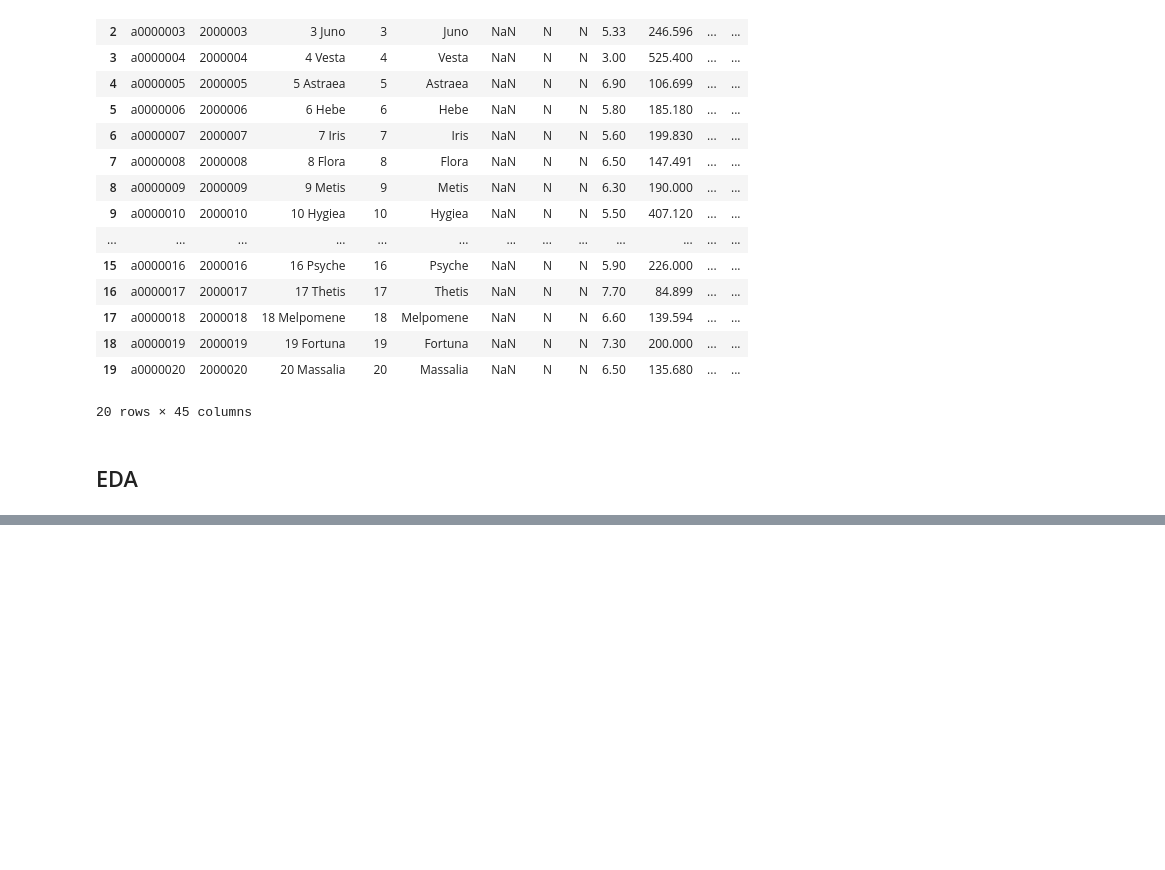
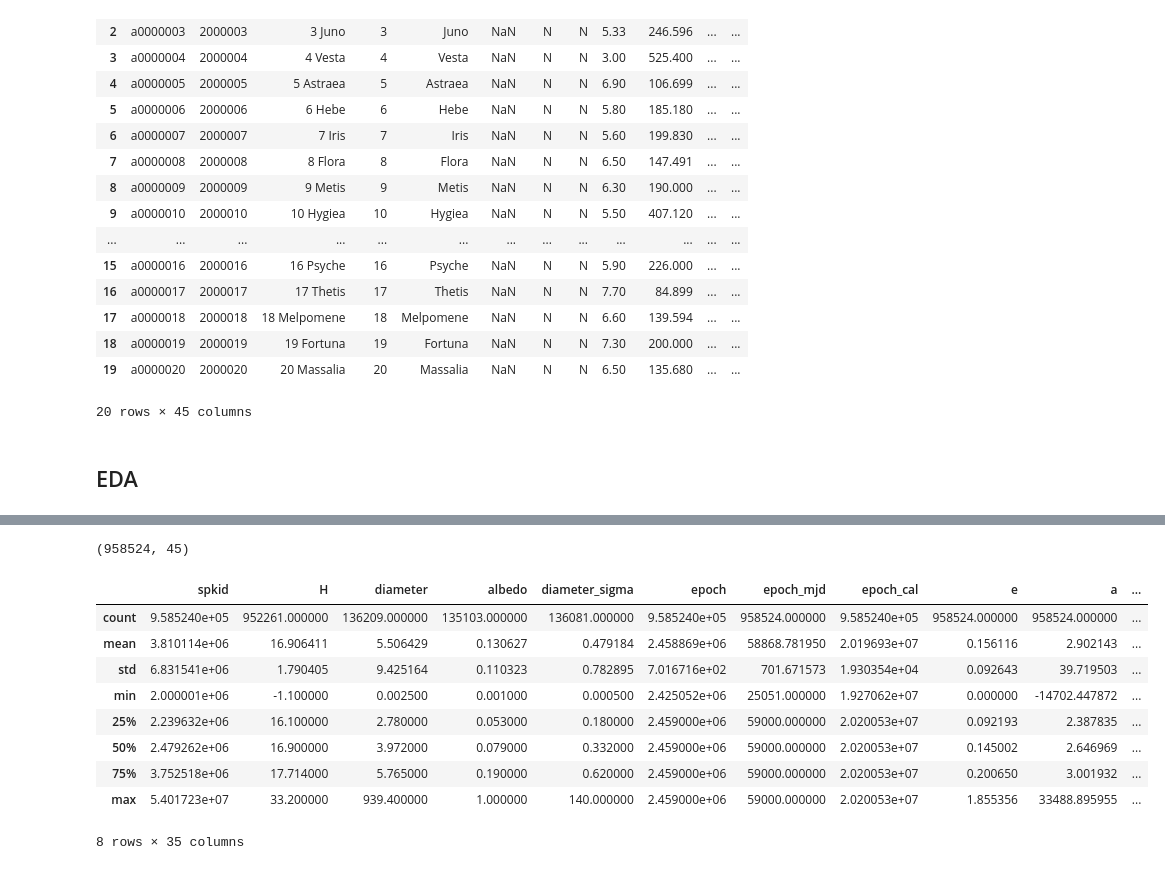
Before and after one commit to Rini43/Asteroid_Diameter_Prediction, a Jupyter notebook: Exit_exam.ipynb, the cells around one changed output, grey strips where cells are left out. Drawn from its saved outputs; the diff is of its cells as text; code cells hidden in the pictures; blank space fills up the shorter version.

```diff
--- a/Exit_exam.ipynb
+++ b/Exit_exam.ipynb
@@ -44,0 +69,18 @@ df_credit.head(20)
+# %%
+# Identifying dataset size
+df_asteroid.shape
+# %% [output]
+(958524, 45)
+# %%
+df_asteroid.describe()
+# %% [output]
+|  | spkid | H | diameter | albedo | diameter_sigma | epoch | epoch_mjd | epoch_cal | e | a | ... |
+| count | 9.585240e+05 | 952261.000000 | 136209.000000 | 135103.000000 | 136081.000000 | 9.585240e+05 | 958524.000000 | 9.585240e+05 | 958524.000000 | 958524.000000 | ... |
+| mean | 3.810114e+06 | 16.906411 | 5.506429 | 0.130627 | 0.479184 | 2.458869e+06 | 58868.781950 | 2.019693e+07 | 0.156116 | 2.902143 | ... |
+| std | 6.831541e+06 | 1.790405 | 9.425164 | 0.110323 | 0.782895 | 7.016716e+02 | 701.671573 | 1.930354e+04 | 0.092643 | 39.719503 | ... |
+| min | 2.000001e+06 | -1.100000 | 0.002500 | 0.001000 | 0.000500 | 2.425052e+06 | 25051.000000 | 1.927062e+07 | 0.000000 | -14702.447872 | ... |
+| 25% | 2.239632e+06 | 16.100000 | 2.780000 | 0.053000 | 0.180000 | 2.459000e+06 | 59000.000000 | 2.020053e+07 | 0.092193 | 2.387835 | ... |
+| 50% | 2.479262e+06 | 16.900000 | 3.972000 | 0.079000 | 0.332000 | 2.459000e+06 | 59000.000000 | 2.020053e+07 | 0.145002 | 2.646969 | ... |
+| 75% | 3.752518e+06 | 17.714000 | 5.765000 | 0.190000 | 0.620000 | 2.459000e+06 | 59000.000000 | 2.020053e+07 | 0.200650 | 3.001932 | ... |
+| max | 5.401723e+07 | 33.200000 | 939.400000 | 1.000000 | 140.000000 | 2.459000e+06 | 59000.000000 | 2.020053e+07 | 1.855356 | 33488.895955 | ... |
+8 rows × 35 columns
```
Also changed, not shown: parts of 15 cells of this notebook.
